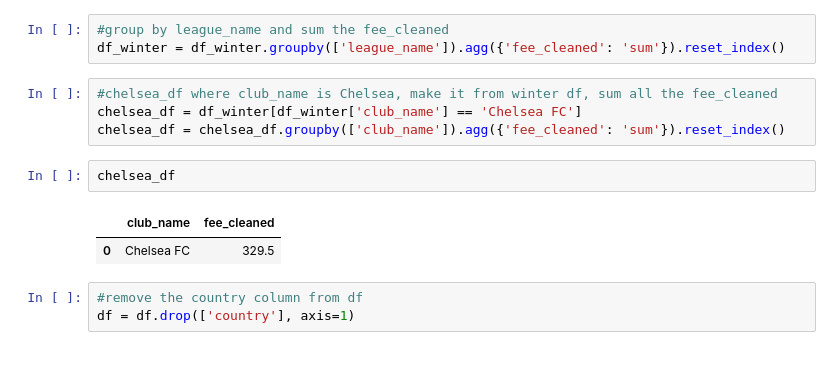
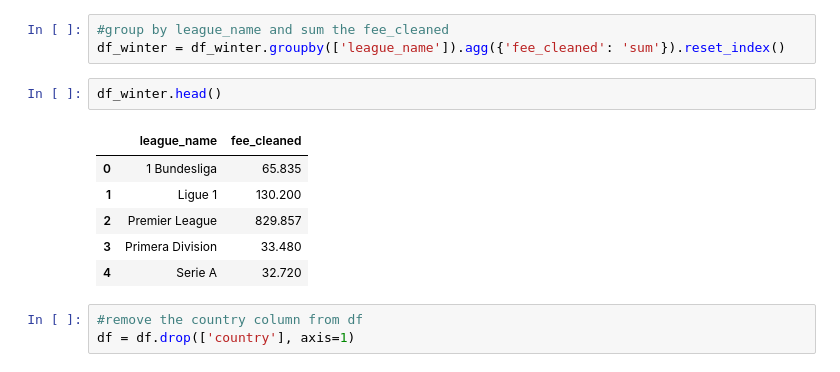
Before and after one commit to AhanPenkar/transfer-analysis, a Jupyter notebook: clean.ipynb, the cells around one changed output. Cells and saved outputs as stored; diff of their text form.

```diff
--- a/clean.ipynb
+++ b/clean.ipynb
@@ -140,15 +140,15 @@ df_winter.to_csv('treemap.csv')
 # %%
 #group by league_name and sum the fee_cleaned
 df_winter = df_winter.groupby(['league_name']).agg({'fee_cleaned': 'sum'}).reset_index()
-# %%
-#chelsea_df where club_name is Chelsea, make it from winter df, sum all the fee_cleaned
-chelsea_df = df_winter[df_winter['club_name'] == 'Chelsea FC']
-chelsea_df = chelsea_df.groupby(['club_name']).agg({'fee_cleaned': 'sum'}).reset_index()
-# %%
-chelsea_df
-# %% [output]
-|  | club_name | fee_cleaned |
-| 0 | Chelsea FC | 329.5 |
+# %%
+df_winter.head()
+# %% [output]
+|  | league_name | fee_cleaned |
+| 0 | 1 Bundesliga | 65.835 |
+| 1 | Ligue 1 | 130.200 |
+| 2 | Premier League | 829.857 |
+| 3 | Primera Division | 33.480 |
+| 4 | Serie A | 32.720 |
 # %%
 #remove the country column from df
 df = df.drop(['country'], axis=1)
```
Also changed, not shown: 15 other files.
